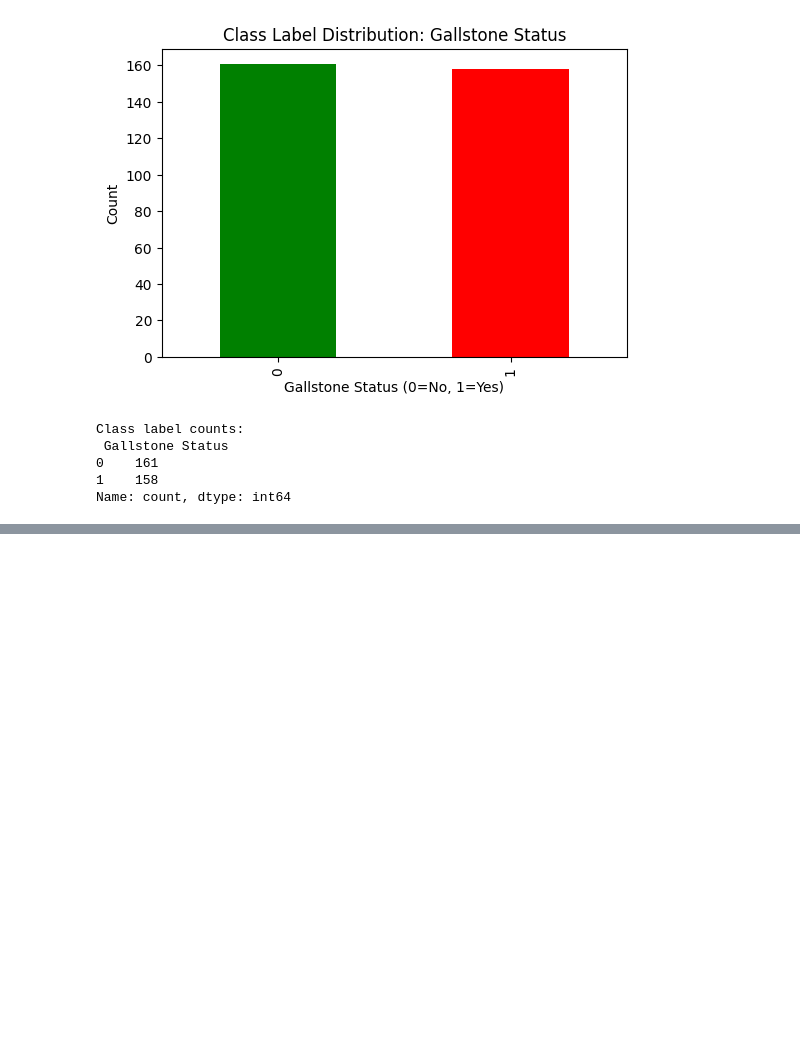
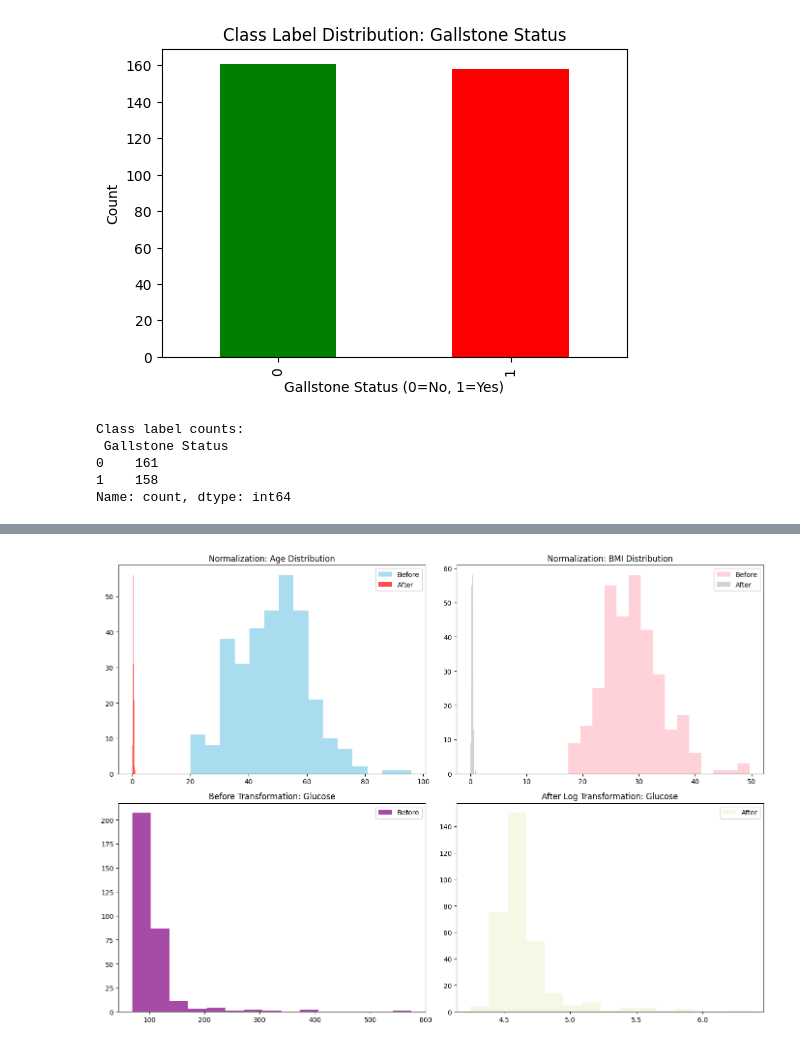
Before and after one commit to ShathaAlshalawi/Gallstone_project, a Jupyter notebook: phase2.ipynb, the cells around one changed output, grey strips where cells are left out. Saved outputs shown, nothing was run; the diff lists cells and outputs as text; code cells hidden in the pictures; blank space fills up the shorter version.

```diff
--- a/phase2.ipynb
+++ b/phase2.ipynb
@@ -198,0 +223,13 @@ Name: count, dtype: int64
+# %%
+# Applied variable transformation using log1p to reduce skewness and make distributions more symmetric ,automatically select attributes with skewness > 0.8
+
+numeric_columns = ['Age', 'Body Mass Index (BMI)', 'Total Cholesterol (TC)', 'Glucose']
+skewness_values = df[numeric_columns].skew()
+
+high_skew_columns = skewness_values[abs(skewness_values) > 0.8].index.tolist()
+
+df_processed = df.copy()
+for column in high_skew_columns:
+    df_processed[column + '_log'] = np.log1p(df[column])
+
+df_processed[[col for col in df_processed.columns if '_log' in col]].head()
@@ -198,0 +243,33 @@ Name: count, dtype: int64
+# %%
+#Provide clear before/after visualization and justification to show  improvement after preprocessing
+
+
+fig, axes = plt.subplots(2, 2, figsize=(14, 10))
+
+# Plot 1: Age normalization
+axes[0, 0].hist(df['Age'], bins=15, alpha=0.7, color='skyblue', label='Before')
+axes[0, 0].hist(df_normalized['Age_normalized'], bins=15, alpha=0.7, color='Red', label='After')
+axes[0, 0].set_title('Normalization: Age Distribution')
+axes[0, 0].legend()
+
+# Plot 2: BMI normalization
+axes[0, 1].hist(df['Body Mass Index (BMI)'], bins=15, alpha=0.7, color='Pink', label='Before')
+axes[0, 1].hist(df_normalized['Body Mass Index (BMI)_normalized'], bins=15, alpha=0.7, color='Silver', label='After')
+axes[0, 1].set_title('Normalization: BMI Distribution')
+axes[0, 1].legend()
+
+# Plot 3–4: Log transform comparison
+if high_skew_columns:
+    example_column = high_skew_columns[0]
+    axes[1, 0].hist(df[example_column], bins=15, alpha=0.7, color='Purple', label='Before')
+    axes[1, 0].set_title(f'Before Transformation: {example_column}')
+    axes[1, 0].legend()
+
+    axes[1, 1].hist(df_processed[example_column + '_log'], bins=15, alpha=0.7, color='Beige', label='After')
+    axes[1, 1].set_title(f'After Log Transformation: {example_column}')
+    axes[1, 1].legend()
+
+plt.tight_layout()
+plt.show()
+# %% [output]
+[figure, added]
```
Also changed, not shown: parts of 3 cells of this notebook.
